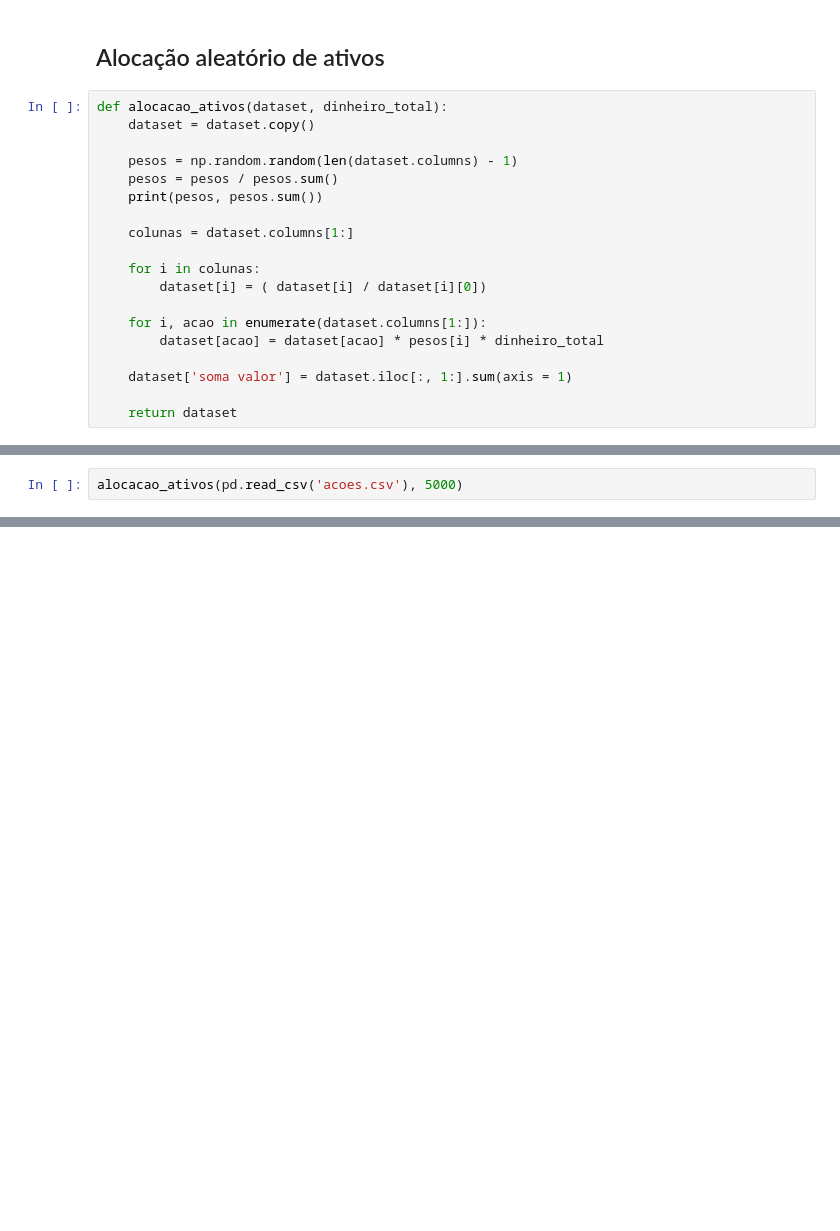
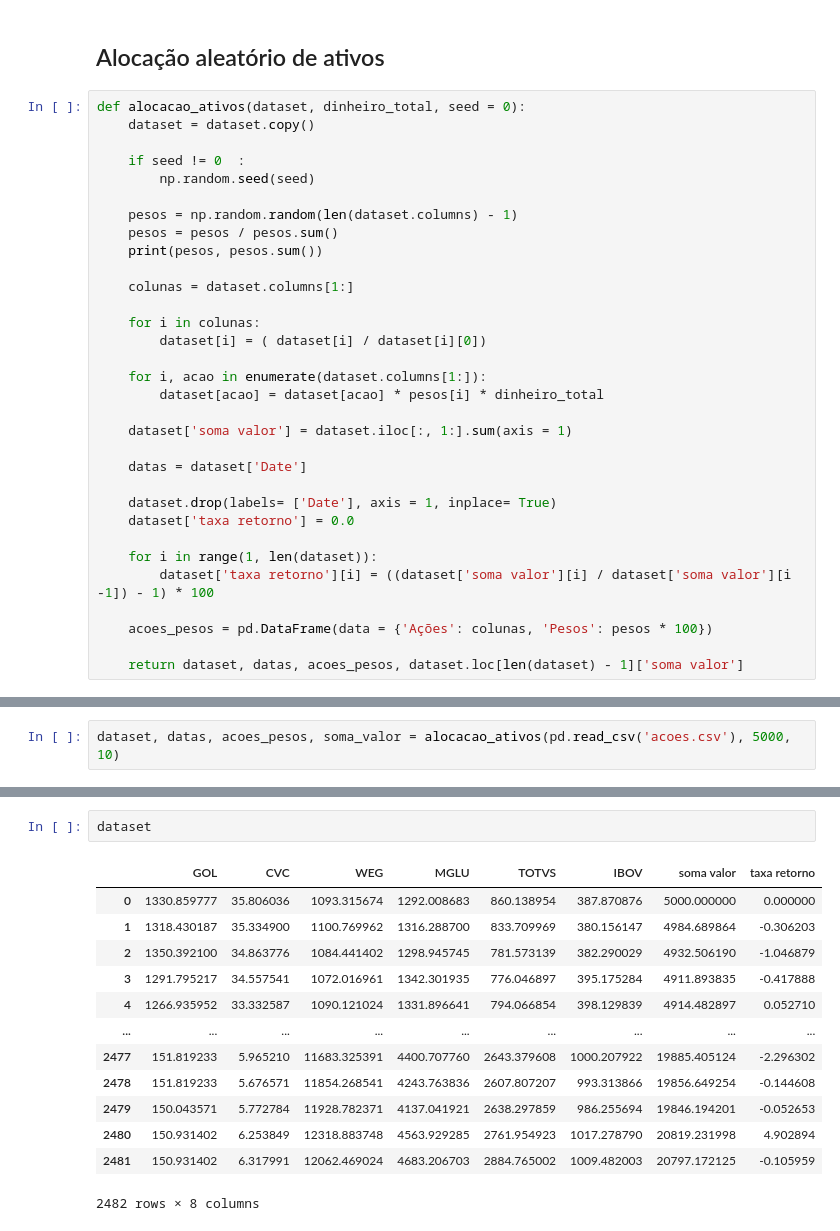
Before and after one commit to fabiolrodriguez/python_playground, a Jupyter notebook: ativos.ipynb, the cells around one changed output, grey strips where cells are left out. Drawn from its saved outputs; the diff is of its cells as text; blank space fills up the shorter version.

```diff
--- a/ativos.ipynb
+++ b/ativos.ipynb
@@ -29,8 +29,11 @@ dataset
 # %% [markdown]
 ## Alocação aleatório de ativos
 # %%
-def alocacao_ativos(dataset, dinheiro_total):
+def alocacao_ativos(dataset, dinheiro_total, seed = 0):
     dataset = dataset.copy()
+
+    if seed != 0  :
+        np.random.seed(seed)
 
     pesos = np.random.random(len(dataset.columns) - 1)
     pesos = pesos / pesos.sum()
@@ -46,4 +49,14 @@ def alocacao_ativos(dataset, dinheiro_total):
 
     dataset['soma valor'] = dataset.iloc[:, 1:].sum(axis = 1)
 
-    return dataset
+    datas = dataset['Date']
+
+    dataset.drop(labels= ['Date'], axis = 1, inplace= True)
+    dataset['taxa retorno'] = 0.0
+
+    for i in range(1, len(dataset)):
+        dataset['taxa retorno'][i] = ((dataset['soma valor'][i] / dataset['soma valor'][i -1]) - 1) * 100
+
+    acoes_pesos = pd.DataFrame(data = {'Ações': colunas, 'Pesos': pesos * 100})
+
+    return dataset, datas, acoes_pesos, dataset.loc[len(dataset) - 1]['soma valor']
@@ -52,3 +63,3 @@ IndentationError: unindent does not match any outer indentation level (<string>,
 # %%
-alocacao_ativos(pd.read_csv('acoes.csv'), 5000)
+dataset, datas, acoes_pesos, soma_valor = alocacao_ativos(pd.read_csv('acoes.csv'), 5000, 10)
 # %% [output]
@@ -56,0 +84,16 @@ TypeError: can only concatenate str (not "float") to str
+# %%
+dataset
+# %% [output]
+|  | GOL | CVC | WEG | MGLU | TOTVS | IBOV | soma valor | taxa retorno |
+| 0 | 1330.859777 | 35.806036 | 1093.315674 | 1292.008683 | 860.138954 | 387.870876 | 5000.000000 | 0.000000 |
+| 1 | 1318.430187 | 35.334900 | 1100.769962 | 1316.288700 | 833.709969 | 380.156147 | 4984.689864 | -0.306203 |
+| 2 | 1350.392100 | 34.863776 | 1084.441402 | 1298.945745 | 781.573139 | 382.290029 | 4932.506190 | -1.046879 |
+| 3 | 1291.795217 | 34.557541 | 1072.016961 | 1342.301935 | 776.046897 | 395.175284 | 4911.893835 | -0.417888 |
+| 4 | 1266.935952 | 33.332587 | 1090.121024 | 1331.896641 | 794.066854 | 398.129839 | 4914.482897 | 0.052710 |
+| ... | ... | ... | ... | ... | ... | ... | ... | ... |
+| 2477 | 151.819233 | 5.965210 | 11683.325391 | 4400.707760 | 2643.379608 | 1000.207922 | 19885.405124 | -2.296302 |
+| 2478 | 151.819233 | 5.676571 | 11854.268541 | 4243.763836 | 2607.807207 | 993.313866 | 19856.649254 | -0.144608 |
+| 2479 | 150.043571 | 5.772784 | 11928.782371 | 4137.041921 | 2638.297859 | 986.255694 | 19846.194201 | -0.052653 |
+| 2480 | 150.931402 | 6.253849 | 12318.883748 | 4563.929285 | 2761.954923 | 1017.278790 | 20819.231998 | 4.902894 |
+| 2481 | 150.931402 | 6.317991 | 12062.469024 | 4683.206703 | 2884.765002 | 1009.482003 | 20797.172125 | -0.105959 |
+2482 rows × 8 columns
```
Also changed, not shown: parts of 9 cells of this notebook.
